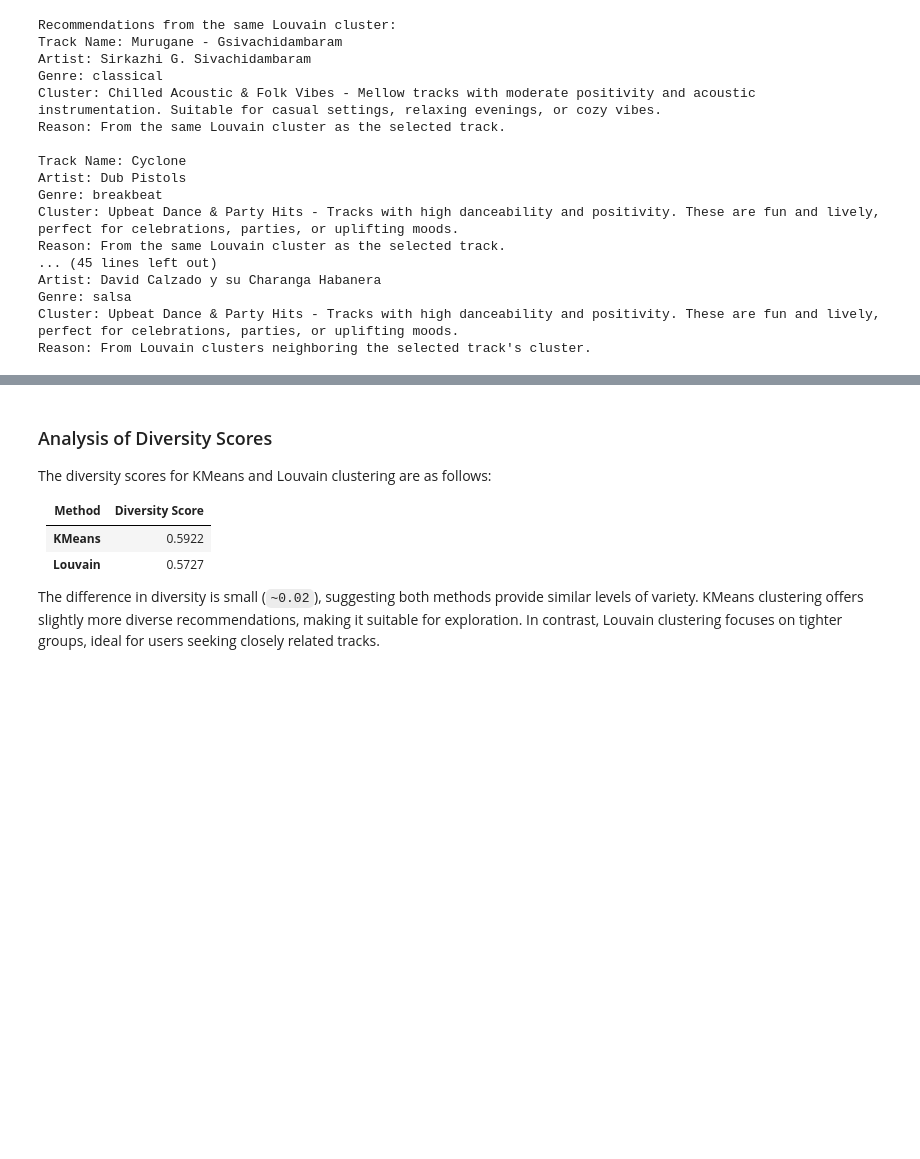
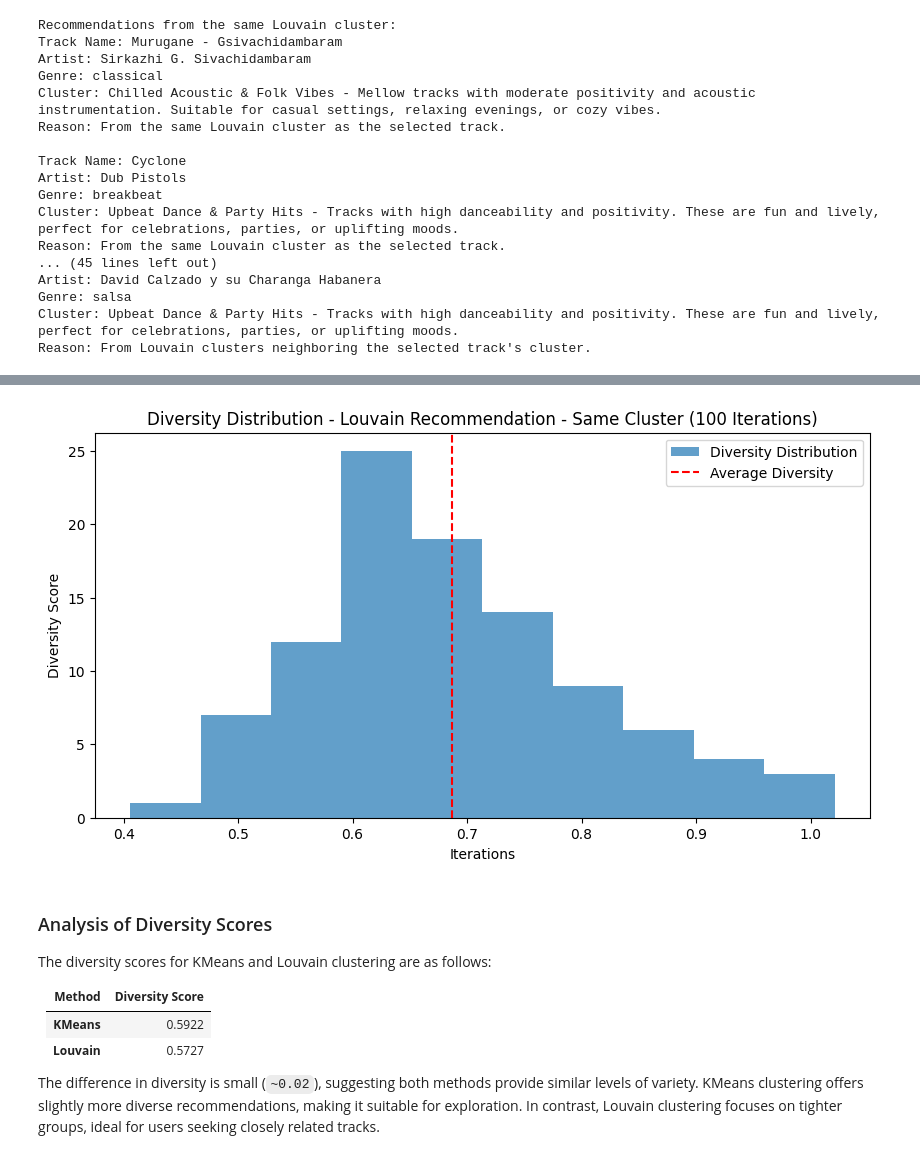
Before and after one commit to Ayafahim/computational_tools_project, a Jupyter notebook: graph_clustering.ipynb, the cells around one changed output, grey strips where cells are left out. Saved outputs shown, nothing was run; the diff lists cells and outputs as text; code cells hidden in the pictures; blank space fills up the shorter version.

```diff
--- a/graph_clustering.ipynb
+++ b/graph_clustering.ipynb
@@ -445,20 +445,3 @@ Artist: David Calzado y su Charanga Habanera
 Genre: salsa
 Cluster: Upbeat Dance & Party Hits - Tracks with high danceability and positivity. These are fun and lively, perfect for celebrations, parties, or uplifting moods.
 Reason: From Louvain clusters neighboring the selected track's cluster.
-# %%
-def calculate_diversity(recommendations, feature_columns):
-    """
-    Calculate feature variance for diversity.
-    """
-    # Ensure recommendations is a DataFrame
-    feature_variance = recommendations[feature_columns].var().mean()
-    return feature_variance
-
-# Updated feature columns based on your dataset
-feature_columns = ['danceability_x', 'valence_x', 'tempo_x']
-
-# Example: Diversity of Graph-Based (Louvain) recommendations
-graph_recommendations = recommend_same_graph_cluster(track_id, merged_data, raw=True)  # Get raw recommendations
-graph_diversity = calculate_diversity(graph_recommendations, feature_columns=feature_columns)
-
-print(f"Louvain Recommendation Diversity: {graph_diversity}")
@@ -467,3 +448,74 @@ Louvain Recommendation Diversity: 1.9477073859103775
+# %%
+import matplotlib.pyplot as plt
+
+def calculate_diversity(recommendations, feature_columns):
+    """
+    Calculate feature variance for diversity.
+    """
+    # Ensure recommendations is a DataFrame
+    feature_variance = recommendations[feature_columns].var().mean()
+    return feature_variance
+
+def calculate_average_diversity_graph(song_ids, merged_data, feature_columns, recommendation_function, iterations=10):
+    """
+    Calculate the average diversity of graph-based recommendations for a list of songs over multiple iterations.
+
+    Parameters:
+        song_ids (list): List of track IDs to generate recommendations for.
+        merged_data (DataFrame): The full dataset containing song features.
+        feature_columns (list): Columns to calculate diversity.
+        recommendation_function (function): Function to generate recommendations for a given song.
+        iterations (int): Number of iterations to compute the average diversity.
+
+    Returns:
+        list: Average diversities for each iteration.
+    """
+    average_diversities = []
+
+    for _ in range(iterations):
+        diversities = []
+
+        for track_id in song_ids:
+            # Get recommendations using the provided recommendation function
+            recommendations = recommendation_function(track_id, merged_data, raw=True)
+
+            # Calculate diversity for the recommendations
+            diversity = calculate_diversity(recommendations, feature_columns)
+            diversities.append(diversity)
+
+        # Calculate the average diversity for this iteration
+        average_diversity = sum(diversities) / len(diversities)
+        average_diversities.append(average_diversity)
+
+    return average_diversities
+
+# Example song IDs for diversity calculation
+song_ids = ['1EzrEOXmMH3G43AXT1y7pA', '6Vc5wAMmXdKIAM7WUoEb7N', '0BUuuEvNa5T4lMaewyiudB']
+feature_columns = ['danceability_x', 'valence_x', 'tempo_x', 'energy_x', 'acousticness_x', 'speechiness_log', 'instrumentalness_log', 'liveness_log']
+
+# Perform diversity calculations over multiple iterations
+diversities_over_iterations = calculate_average_diversity_graph(
+    song_ids,
+    merged_data,
+    feature_columns,
+    recommend_same_graph_cluster,  # Pass the Louvain-based recommendation function
+    iterations=100
+)
+
+# Plot the results
+plt.figure(figsize=(10, 5))
+
+# Histogram of diversities
+plt.hist(diversities_over_iterations, bins=10, alpha=0.7, label="Diversity Distribution")
+plt.axvline(x=sum(diversities_over_iterations) / len(diversities_over_iterations), color="red", linestyle="--", label="Average Diversity")
+
+plt.title("Diversity Distribution - Louvain Recommendation - Same Cluster (100 Iterations)")
+plt.xlabel("Iterations")
+plt.ylabel("Diversity Score")
+plt.legend()
+plt.show()
+# %% [output]
+[figure, added]
 # %% [markdown]
 ### Analysis of Diversity Scores
 
```
Also changed, not shown: parts of 2 cells of this notebook, 2 other files.
